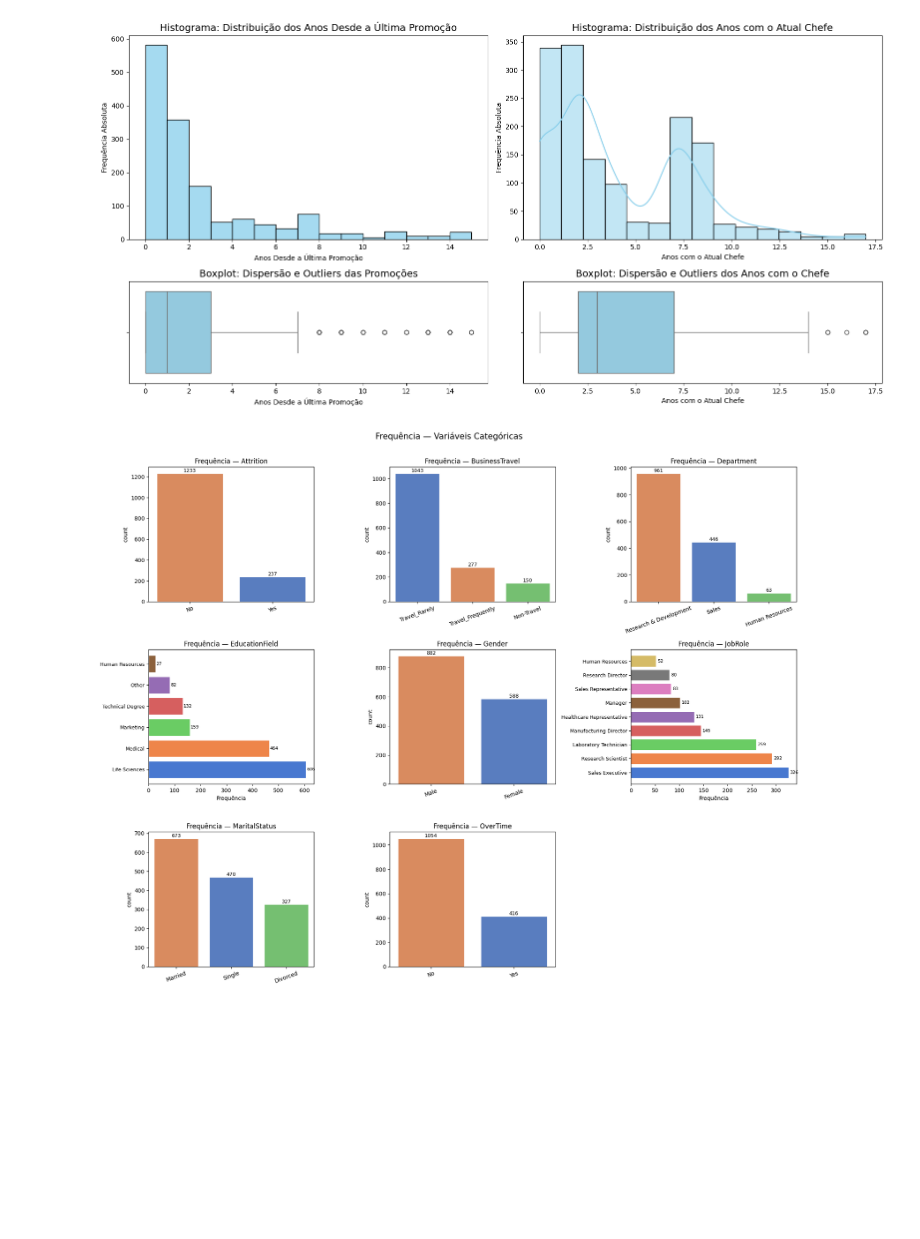
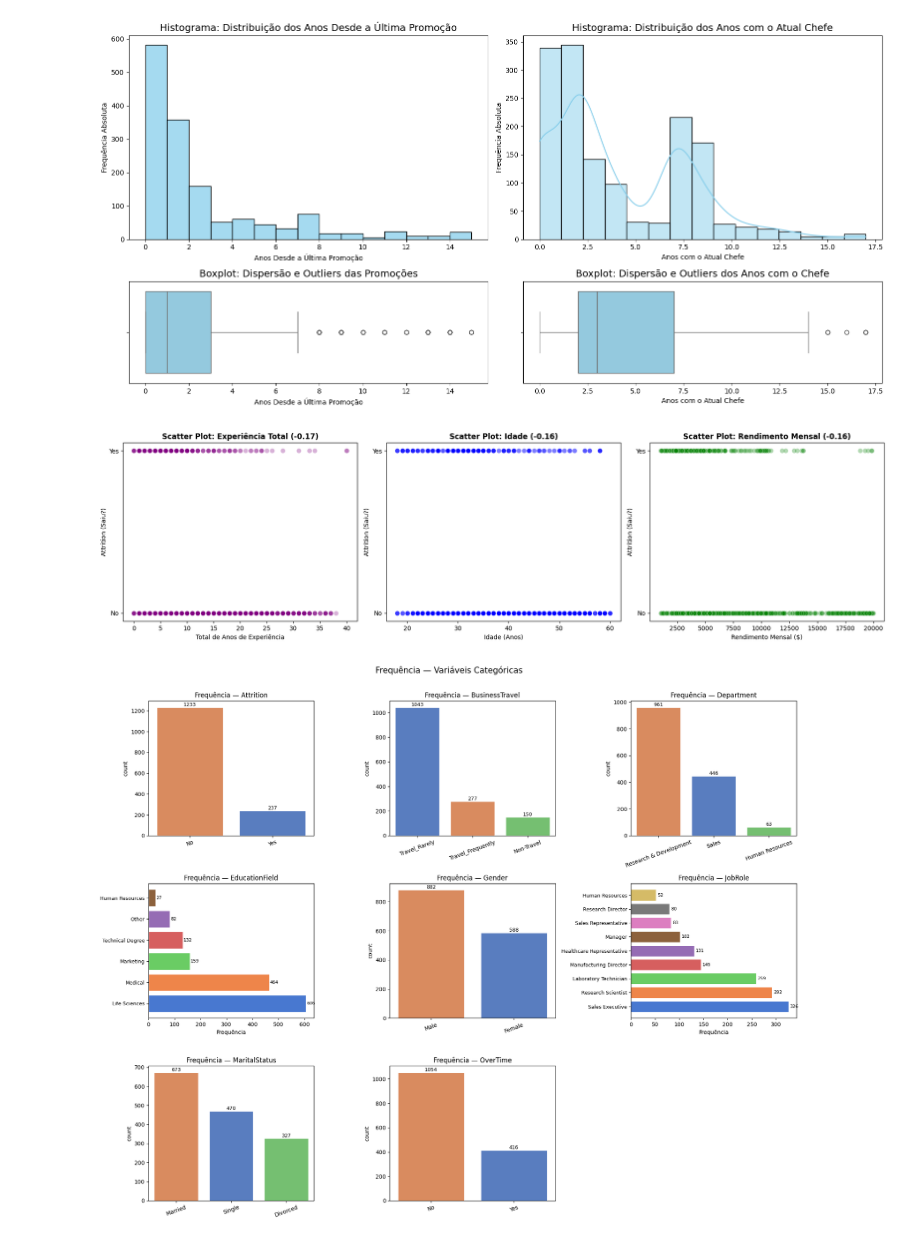
Before and after one commit to LuiscnFigueira/Projeto-cdg-grupo10, a Jupyter notebook: notebooks/M2_exploração.ipynb, the cells around one changed output. Cells and saved outputs as stored; diff of their text form; code cells hidden in the pictures; blank space fills up the shorter version.

```diff
--- a/notebooks/M2_exploração.ipynb
+++ b/notebooks/M2_exploração.ipynb
@@ -334,6 +334,35 @@ plt.show()
 # Autor: Mateus Afonso
 # %% [output]
 [figure]
+# %%
+# É SÓ UM PROTÓTIPO
+# Criar a tela para 3 gráficos lado a lado
+fig, axes = plt.subplots(nrows=1, ncols=3, figsize=(18, 5))
+
+# --- Gráfico 1: TotalWorkingYears (-0.17) ---
+sns.scatterplot(data=df, x='TotalWorkingYears', y='Attrition', color='purple', alpha=0.3, s=60, ax=axes[0])
+axes[0].set_title('Scatter Plot: Experiência Total (-0.17)', fontsize=12, fontweight='bold')
+axes[0].set_xlabel('Total de Anos de Experiência')
+axes[0].set_ylabel('Attrition (Saiu?)')
+
+# --- Gráfico 2: Age (-0.16) ---
+sns.scatterplot(data=df, x='Age', y='Attrition', color='blue', alpha=0.3, s=60, ax=axes[1])
+axes[1].set_title('Scatter Plot: Idade (-0.16)', fontsize=12, fontweight='bold')
+axes[1].set_xlabel('Idade (Anos)')
+axes[1].set_ylabel('Attrition (Saiu?)')
+
+# --- Gráfico 3: MonthlyIncome (-0.16) ---
+sns.scatterplot(data=df, x='MonthlyIncome', y='Attrition', color='green', alpha=0.3, s=60, ax=axes[2])
+axes[2].set_title('Scatter Plot: Rendimento Mensal (-0.16)', fontsize=12, fontweight='bold')
+axes[2].set_xlabel('Rendimento Mensal ($)')
+axes[2].set_ylabel('Attrition (Saiu?)')
+
+plt.tight_layout()
+plt.show()
+
+# Autor: Mateus Afonso
+# %% [output]
+[figure, added]
 # %%
 fig, axes = plt.subplots(3, 3, figsize=(18, 14))
 axes = axes.flatten()
```
